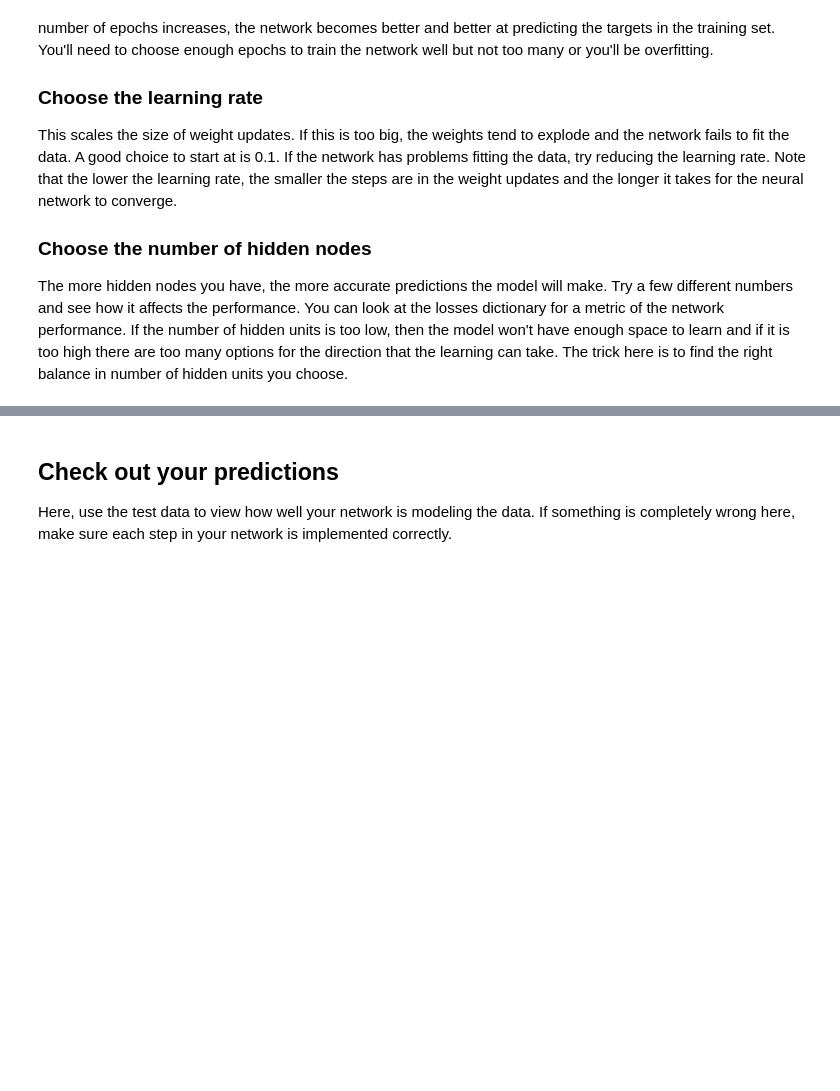
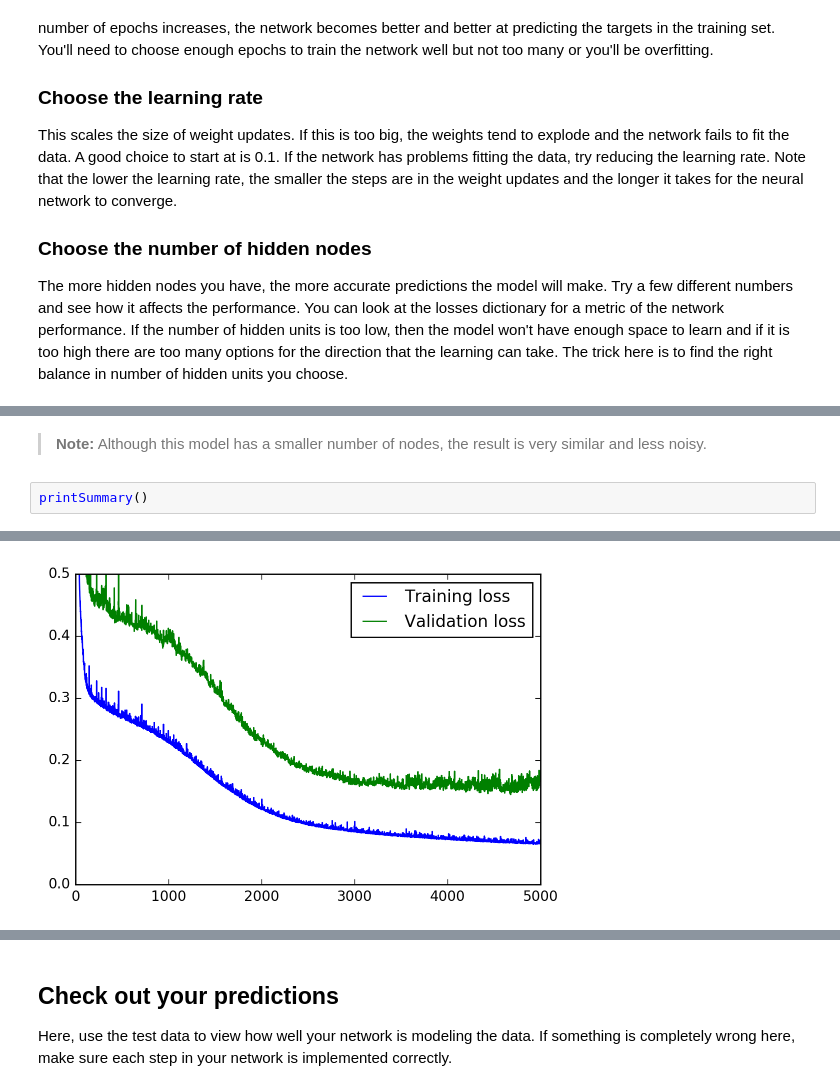
Before and after one commit to hmaleman/course-udacity-deepLearningFoundationND, a Jupyter notebook: 03-proj-yourFirstNeuralNetwork/proj-dldn-yourFirstNeuralNetwork.ipynb, the cells around one changed output, grey strips where cells are left out. Saved outputs shown, nothing was run; the diff lists cells and outputs as text; blank space fills up the shorter version.

Commit message:
code: Update project notebook with results

```diff
--- a/03-proj-yourFirstNeuralNetwork/proj-dldn-yourFirstNeuralNetwork.ipynb
+++ b/03-proj-yourFirstNeuralNetwork/proj-dldn-yourFirstNeuralNetwork.ipynb
@@ -219,0 +271,5 @@ plt.ylim(ymax=0.5)
+# %% [markdown]
+> **Note:** Although this model has a smaller number of nodes, the result is very similar and less noisy.
+# %%
+printSummary()
+# %% [output]
@@ -219,0 +278 @@ plt.ylim(ymax=0.5)
+[figure, added]
```
Also changed, not shown: parts of 21 cells of this notebook, 1 other file.
